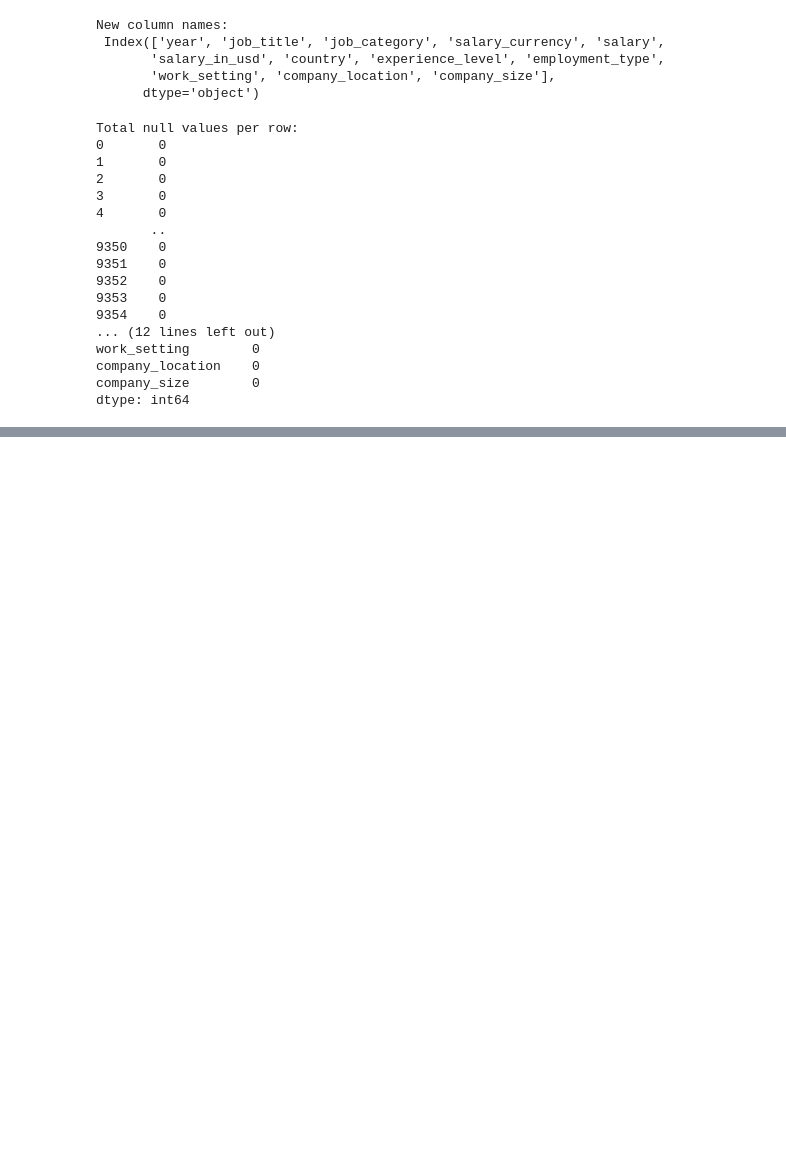
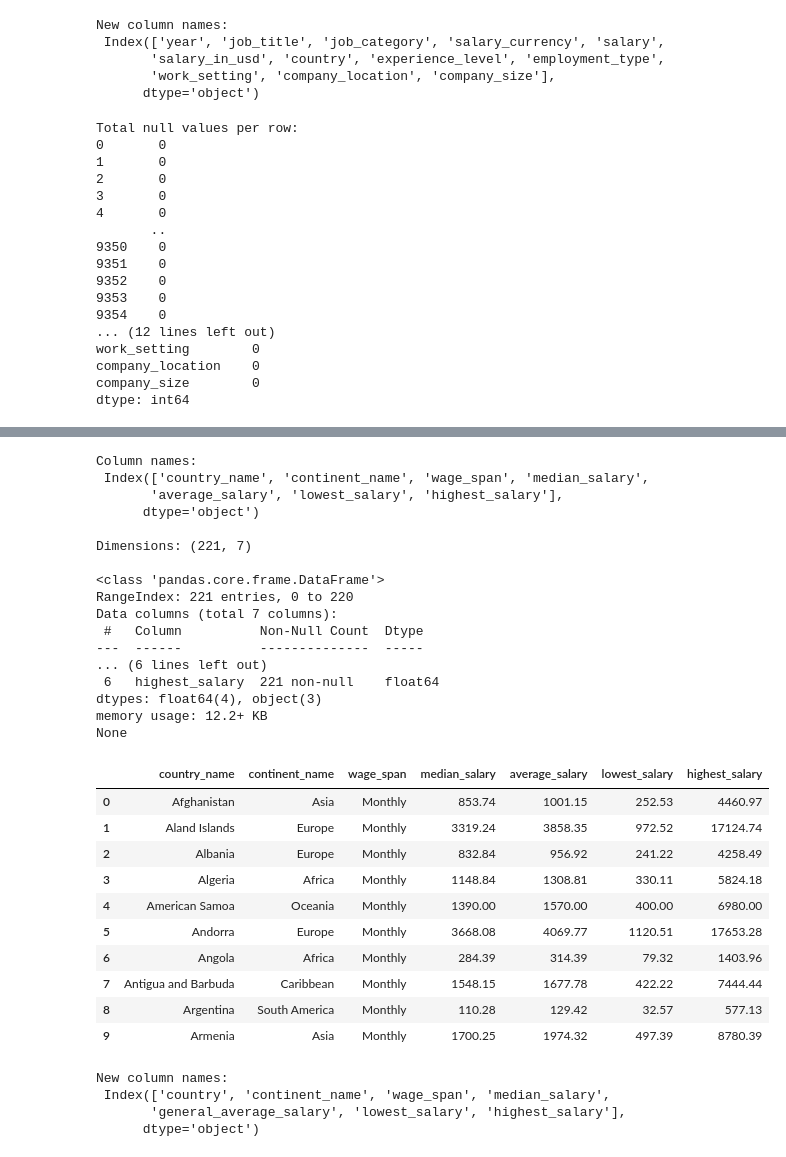
Before and after one commit to johann1043/Data-Science-Quest, a Jupyter notebook: clean_data.ipynb, the cells around one changed output, grey strips where cells are left out. Drawn from its saved outputs; the diff is of its cells as text; code cells hidden in the pictures; blank space fills up the shorter version.

```diff
--- a/clean_data.ipynb
+++ b/clean_data.ipynb
@@ -182,0 +162,42 @@ global__df = pd.read_csv(url)
+# %%
+#Getting initial overview of data frame
+data_frame_overview(global_salary_df)
+# %% [output]
+Column names:
+ Index(['country_name', 'continent_name', 'wage_span', 'median_salary',
+       'average_salary', 'lowest_salary', 'highest_salary'],
+      dtype='object')
+
+Dimensions: (221, 7)
+
+<class 'pandas.core.frame.DataFrame'>
+RangeIndex: 221 entries, 0 to 220
+Data columns (total 7 columns):
+ #   Column          Non-Null Count  Dtype
+---  ------          --------------  -----
+... (6 lines left out)
+ 6   highest_salary  221 non-null    float64
+dtypes: float64(4), object(3)
+memory usage: 12.2+ KB
+None
+|  | country_name | continent_name | wage_span | median_salary | average_salary | lowest_salary | highest_salary |
+| 0 | Afghanistan | Asia | Monthly | 853.74 | 1001.15 | 252.53 | 4460.97 |
+| 1 | Aland Islands | Europe | Monthly | 3319.24 | 3858.35 | 972.52 | 17124.74 |
+| 2 | Albania | Europe | Monthly | 832.84 | 956.92 | 241.22 | 4258.49 |
+| 3 | Algeria | Africa | Monthly | 1148.84 | 1308.81 | 330.11 | 5824.18 |
+| 4 | American Samoa | Oceania | Monthly | 1390.00 | 1570.00 | 400.00 | 6980.00 |
+| 5 | Andorra | Europe | Monthly | 3668.08 | 4069.77 | 1120.51 | 17653.28 |
+| 6 | Angola | Africa | Monthly | 284.39 | 314.39 | 79.32 | 1403.96 |
+| 7 | Antigua and Barbuda | Caribbean | Monthly | 1548.15 | 1677.78 | 422.22 | 7444.44 |
+| 8 | Argentina | South America | Monthly | 110.28 | 129.42 | 32.57 | 577.13 |
+| 9 | Armenia | Asia | Monthly | 1700.25 | 1974.32 | 497.39 | 8780.39 |
+# %%
+#Applying the reformatting the names of the columns
+column_name_mapping = {'country_name' : 'country', 'average_salary': 'general_average_salary'}
+
+format_column_names(global_salary_df, column_name_mapping)
+# %% [output]
+New column names:
+ Index(['country', 'continent_name', 'wage_span', 'median_salary',
+       'general_average_salary', 'lowest_salary', 'highest_salary'],
+      dtype='object')
```
Also changed, not shown: parts of 18 cells of this notebook, 1 other file.
